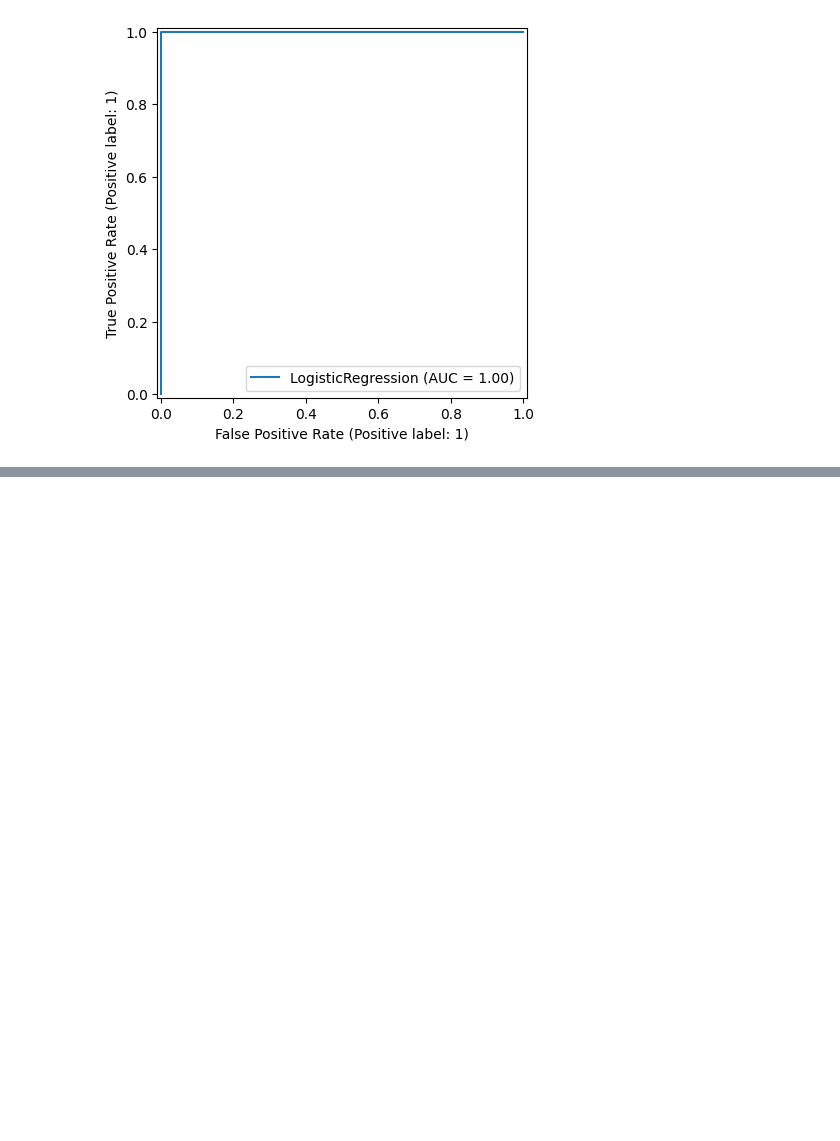
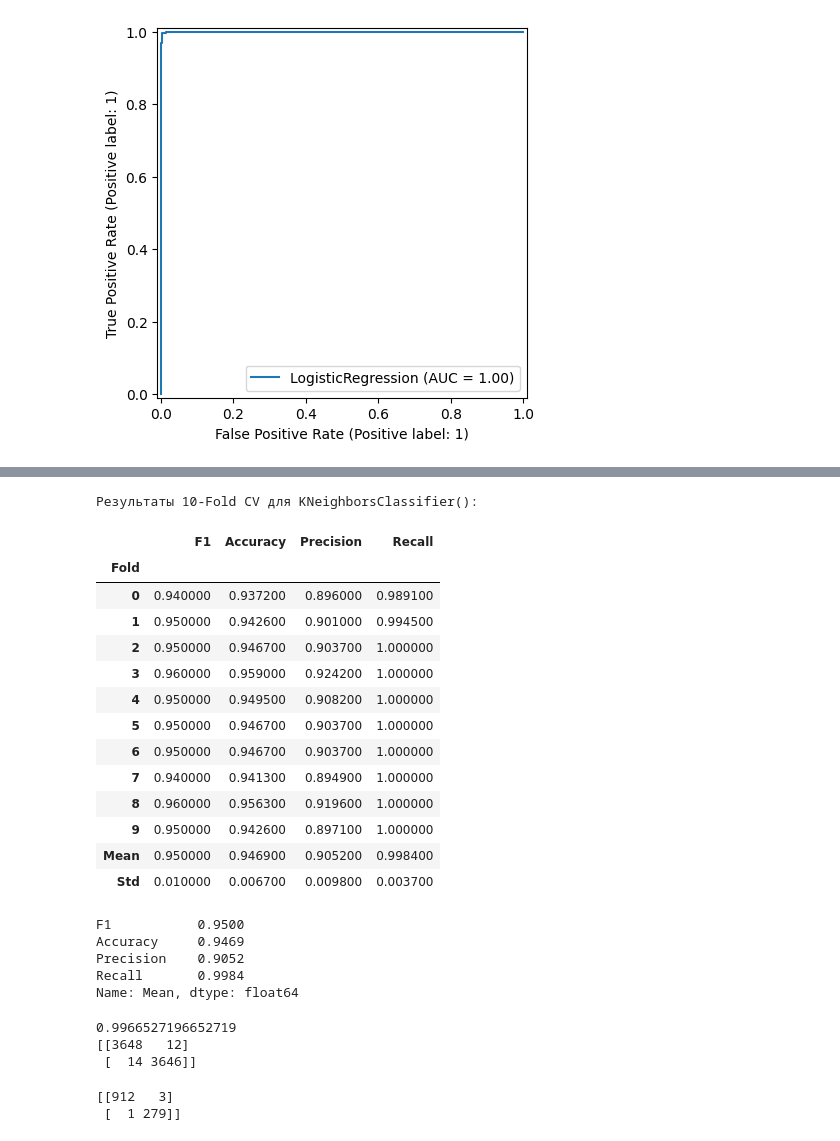
Before and after one commit to Baklanov-Daniil/master, a Jupyter notebook: mlbd/notebooks/lab3.ipynb, the cells around one changed output, grey strips where cells are left out. Drawn from its saved outputs; the diff is of its cells as text; code cells hidden in the pictures; blank space fills up the shorter version.

```diff
--- a/mlbd/notebooks/lab3.ipynb
+++ b/mlbd/notebooks/lab3.ipynb
@@ -186,0 +255,45 @@ RocCurveDisplay.from_estimator(logictic_regression, X_test, y_pred)
+# %%
+cv = StratifiedKFold(n_splits=10, shuffle=True, random_state=42)
+knn = KNeighborsClassifier()
+cv_res = cross_validate(knn, X_train_bal, y_train_bal,
+                        cv=10, scoring=['f1','accuracy','precision','recall'])
+format_cv_table(cv_res, model_name=knn)
+# %% [output]
+Результаты 10-Fold CV для KNeighborsClassifier():
+|  | F1 | Accuracy | Precision | Recall |
+| Fold |  |  |  |  |
+| 0 | 0.940000 | 0.937200 | 0.896000 | 0.989100 |
+| 1 | 0.950000 | 0.942600 | 0.901000 | 0.994500 |
+| 2 | 0.950000 | 0.946700 | 0.903700 | 1.000000 |
+| 3 | 0.960000 | 0.959000 | 0.924200 | 1.000000 |
+| 4 | 0.950000 | 0.949500 | 0.908200 | 1.000000 |
+| 5 | 0.950000 | 0.946700 | 0.903700 | 1.000000 |
+| 6 | 0.950000 | 0.946700 | 0.903700 | 1.000000 |
+| 7 | 0.940000 | 0.941300 | 0.894900 | 1.000000 |
+| 8 | 0.960000 | 0.956300 | 0.919600 | 1.000000 |
+| 9 | 0.950000 | 0.942600 | 0.897100 | 1.000000 |
+| Mean | 0.950000 | 0.946900 | 0.905200 | 0.998400 |
+| Std | 0.010000 | 0.006700 | 0.009800 | 0.003700 |
+F1           0.9500
+Accuracy     0.9469
+Precision    0.9052
+Recall       0.9984
+Name: Mean, dtype: float64
+# %%
+logictic_regression.fit(X_train_bal, y_train_bal)
+
+y_pred_train = logictic_regression.predict(X_train_bal)
+y_pred_test = logictic_regression.predict(X_test)
+
+print(accuracy_score(y_test, y_pred_test))
+
+print(confusion_matrix(y_train_bal, y_pred_train))
+# %% [output]
+0.9966527196652719
+[[3648   12]
+ [  14 3646]]
+# %%
+print(confusion_matrix(y_test, y_pred_test))
+# %% [output]
+[[912   3]
+ [  1 279]]
```
Also changed, not shown: parts of 15 cells of this notebook.
